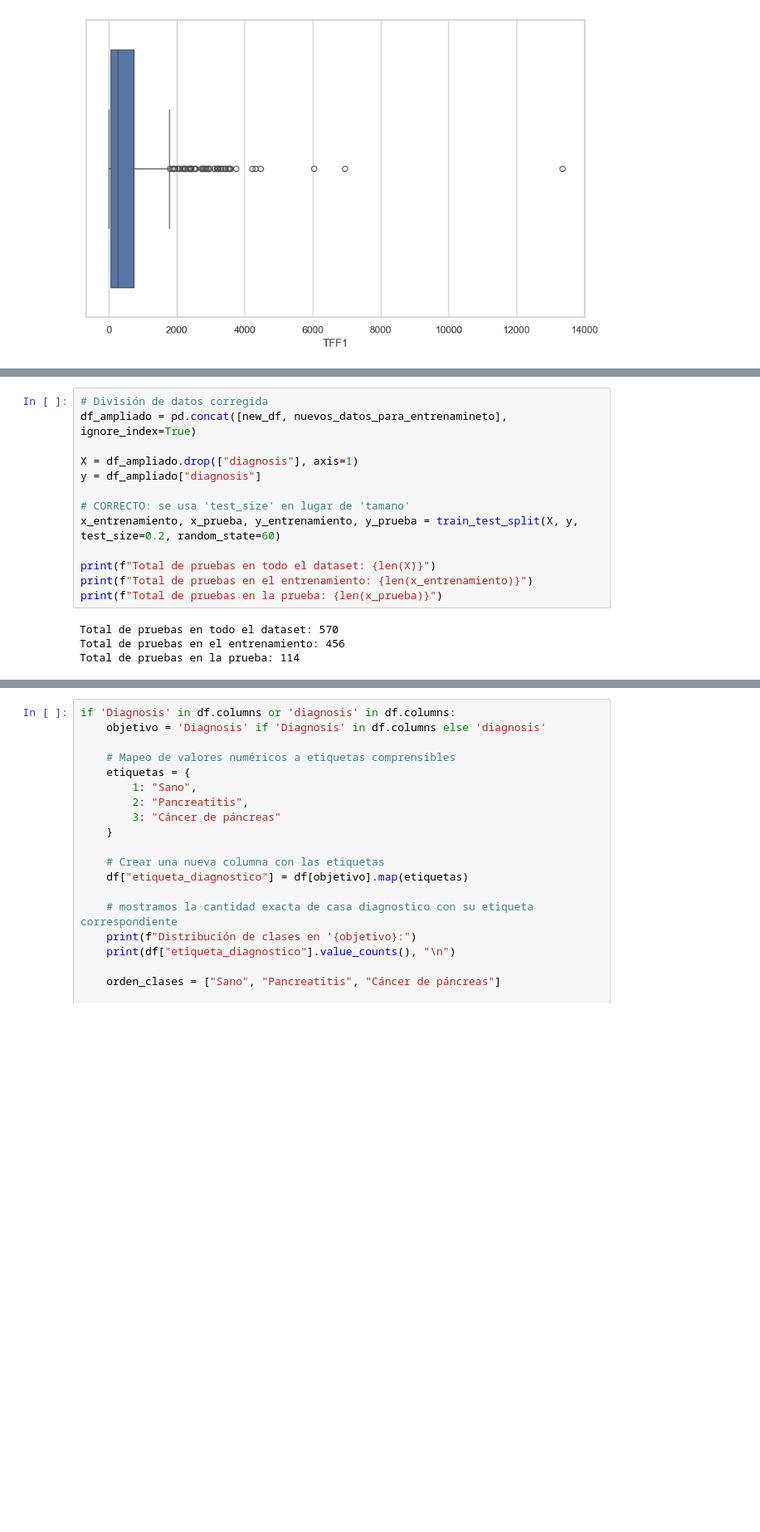
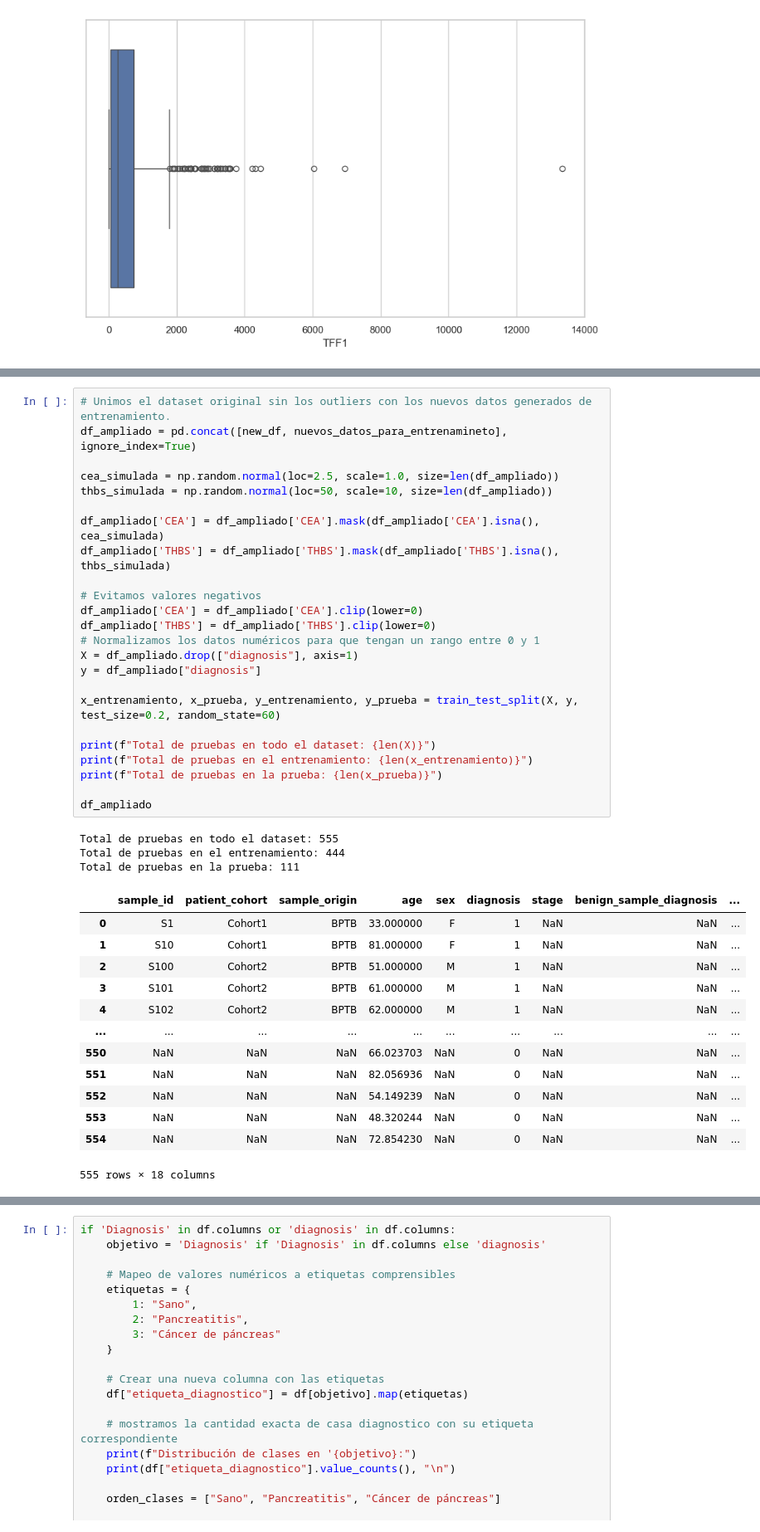
Before and after one commit to Pepe08tn/Proyecto-PIA-2025, a Jupyter notebook: notebooks/note.ipynb, the cells around one changed output, grey strips where cells are left out. Shown: that part at 83% size. Saved outputs shown, nothing was run; the diff lists cells and outputs as text; blank space fills up the shorter version.

Commit message:
Agregue variables utilizadas para el analis del cancer

```diff
--- a/notebooks/note.ipynb
+++ b/notebooks/note.ipynb
@@ -236,17 +258,41 @@ nuevos_datos_para_entrenamineto['diagnosis'] = np.random.choice([0, 1], size=100
 # %%
-# División de datos corregida
+# Unimos el dataset original sin los outliers con los nuevos datos generados de entrenamiento.
 df_ampliado = pd.concat([new_df, nuevos_datos_para_entrenamineto], ignore_index=True)
 
+cea_simulada = np.random.normal(loc=2.5, scale=1.0, size=len(df_ampliado))
+thbs_simulada = np.random.normal(loc=50, scale=10, size=len(df_ampliado))
+
+df_ampliado['CEA'] = df_ampliado['CEA'].mask(df_ampliado['CEA'].isna(), cea_simulada)
+df_ampliado['THBS'] = df_ampliado['THBS'].mask(df_ampliado['THBS'].isna(), thbs_simulada)
+
+# Evitamos valores negativos
+df_ampliado['CEA'] = df_ampliado['CEA'].clip(lower=0)
+df_ampliado['THBS'] = df_ampliado['THBS'].clip(lower=0)
+# Normalizamos los datos numéricos para que tengan un rango entre 0 y 1
 X = df_ampliado.drop(["diagnosis"], axis=1)
 y = df_ampliado["diagnosis"]
 
-# CORRECTO: se usa 'test_size' en lugar de 'tamano'
 x_entrenamiento, x_prueba, y_entrenamiento, y_prueba = train_test_split(X, y, test_size=0.2, random_state=60)
 
 print(f"Total de pruebas en todo el dataset: {len(X)}")
 print(f"Total de pruebas en el entrenamiento: {len(x_entrenamiento)}")
 print(f"Total de pruebas en la prueba: {len(x_prueba)}")
+
+df_ampliado
 # %% [output]
-Total de pruebas en todo el dataset: 570
-Total de pruebas en el entrenamiento: 456
-Total de pruebas en la prueba: 114
+Total de pruebas en todo el dataset: 555
+Total de pruebas en el entrenamiento: 444
+Total de pruebas en la prueba: 111
+|  | sample_id | patient_cohort | sample_origin | age | sex | diagnosis | stage | benign_sample_diagnosis | ... |
+| 0 | S1 | Cohort1 | BPTB | 33.000000 | F | 1 | NaN | NaN | ... |
+| 1 | S10 | Cohort1 | BPTB | 81.000000 | F | 1 | NaN | NaN | ... |
+| 2 | S100 | Cohort2 | BPTB | 51.000000 | M | 1 | NaN | NaN | ... |
+| 3 | S101 | Cohort2 | BPTB | 61.000000 | M | 1 | NaN | NaN | ... |
+| 4 | S102 | Cohort2 | BPTB | 62.000000 | M | 1 | NaN | NaN | ... |
+| ... | ... | ... | ... | ... | ... | ... | ... | ... | ... |
+| 550 | NaN | NaN | NaN | 66.023703 | NaN | 0 | NaN | NaN | ... |
+| 551 | NaN | NaN | NaN | 82.056936 | NaN | 0 | NaN | NaN | ... |
+| 552 | NaN | NaN | NaN | 54.149239 | NaN | 0 | NaN | NaN | ... |
+| 553 | NaN | NaN | NaN | 48.320244 | NaN | 0 | NaN | NaN | ... |
+| 554 | NaN | NaN | NaN | 72.854230 | NaN | 0 | NaN | NaN | ... |
+555 rows × 18 columns
```
Also changed, not shown: parts of 11 cells of this notebook.
